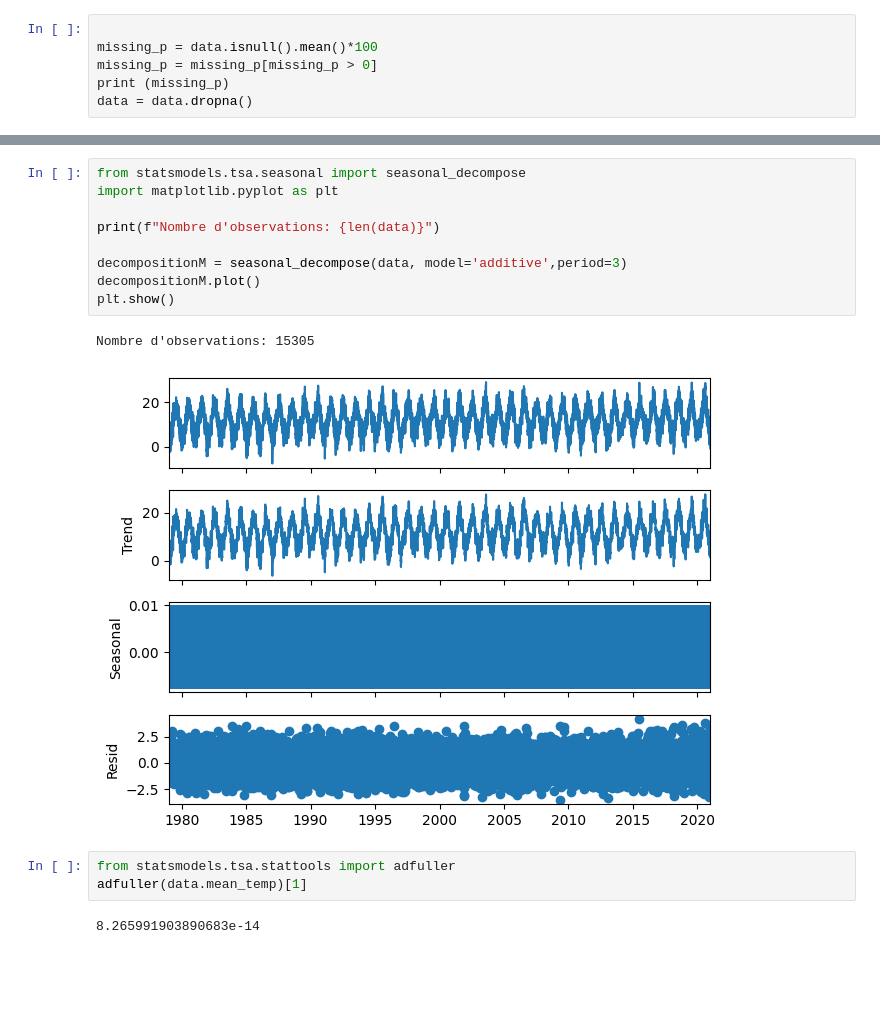
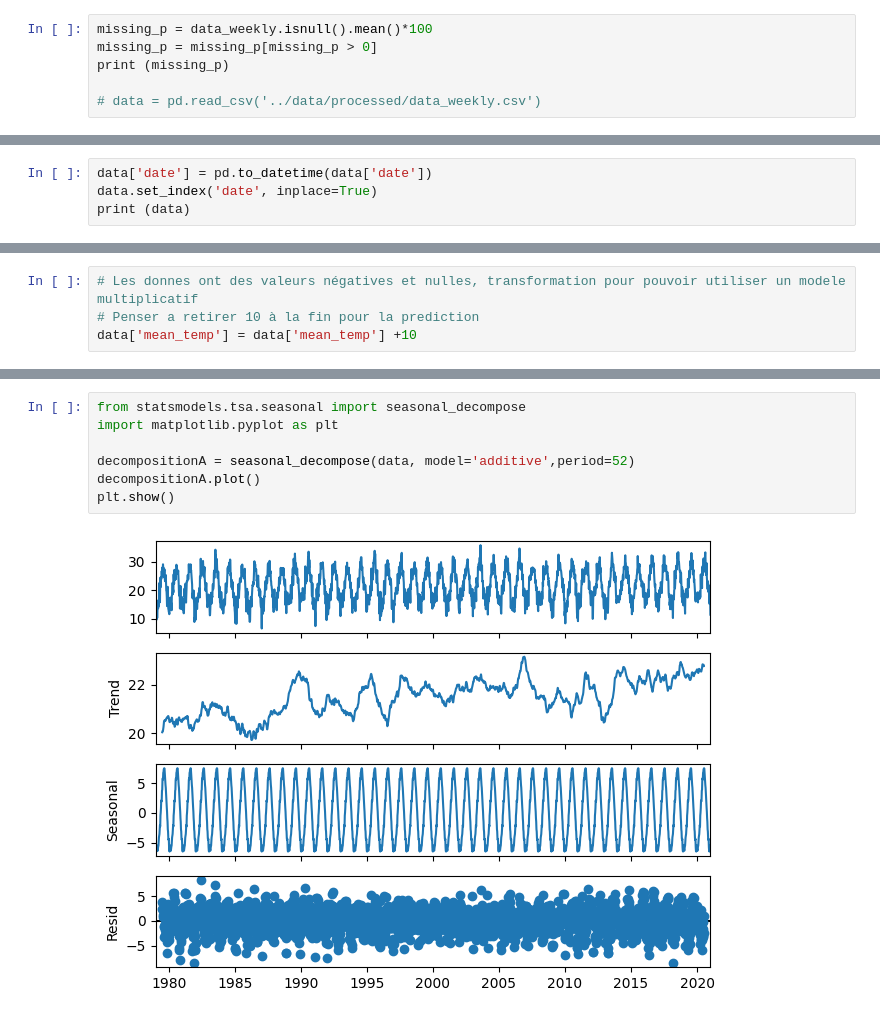
Before and after one commit to Bastien-OC20/StreamWeather, a Jupyter notebook: notebook/TpTemporelle.ipynb, the cells around one changed output, grey strips where cells are left out. Cells and saved outputs as stored; diff of their text form; blank space fills up the shorter version.

```diff
--- a/notebook/TpTemporelle.ipynb
+++ b/notebook/TpTemporelle.ipynb
@@ -18,7 +55,7 @@ date
 # %%
-
-missing_p = data.isnull().mean()*100
+missing_p = data_weekly.isnull().mean()*100
 missing_p = missing_p[missing_p > 0]
 print (missing_p)
-data = data.dropna()
+
+# data = pd.read_csv('../data/processed/data_weekly.csv')
 # %% [output]
@@ -31,0 +63,4 @@ data.plot(y="mean_temp", figsize=(16,4))
+# %%
+data['date'] = pd.to_datetime(data['date'])
+data.set_index('date', inplace=True)
+print (data)
@@ -31,0 +83,4 @@ data.plot(y="mean_temp", figsize=(16,4))
+# %%
+# Les donnes ont des valeurs négatives et nulles, transformation pour pouvoir utiliser un modele multiplicatif
+# Penser a retirer 10 à la fin pour la prediction
+data['mean_temp'] = data['mean_temp'] +10
@@ -32,17 +104,9 @@ data.plot(y="mean_temp", figsize=(16,4))
 # %%
 from statsmodels.tsa.seasonal import seasonal_decompose
 import matplotlib.pyplot as plt
 
-print(f"Nombre d'observations: {len(data)}")
-
-decompositionM = seasonal_decompose(data, model='additive',period=3)
-decompositionM.plot()
+decompositionA = seasonal_decompose(data, model='additive',period=52)
+decompositionA.plot()
 plt.show()
 # %% [output]
-Nombre d'observations: 15305
-[figure, old version]
+[figure, new version]
-# %%
-from statsmodels.tsa.stattools import adfuller
-adfuller(data.mean_temp)[1]
-# %% [output]
-8.265991903890683e-14
```
Also changed, not shown: parts of 15 cells of this notebook, 2 other files.
